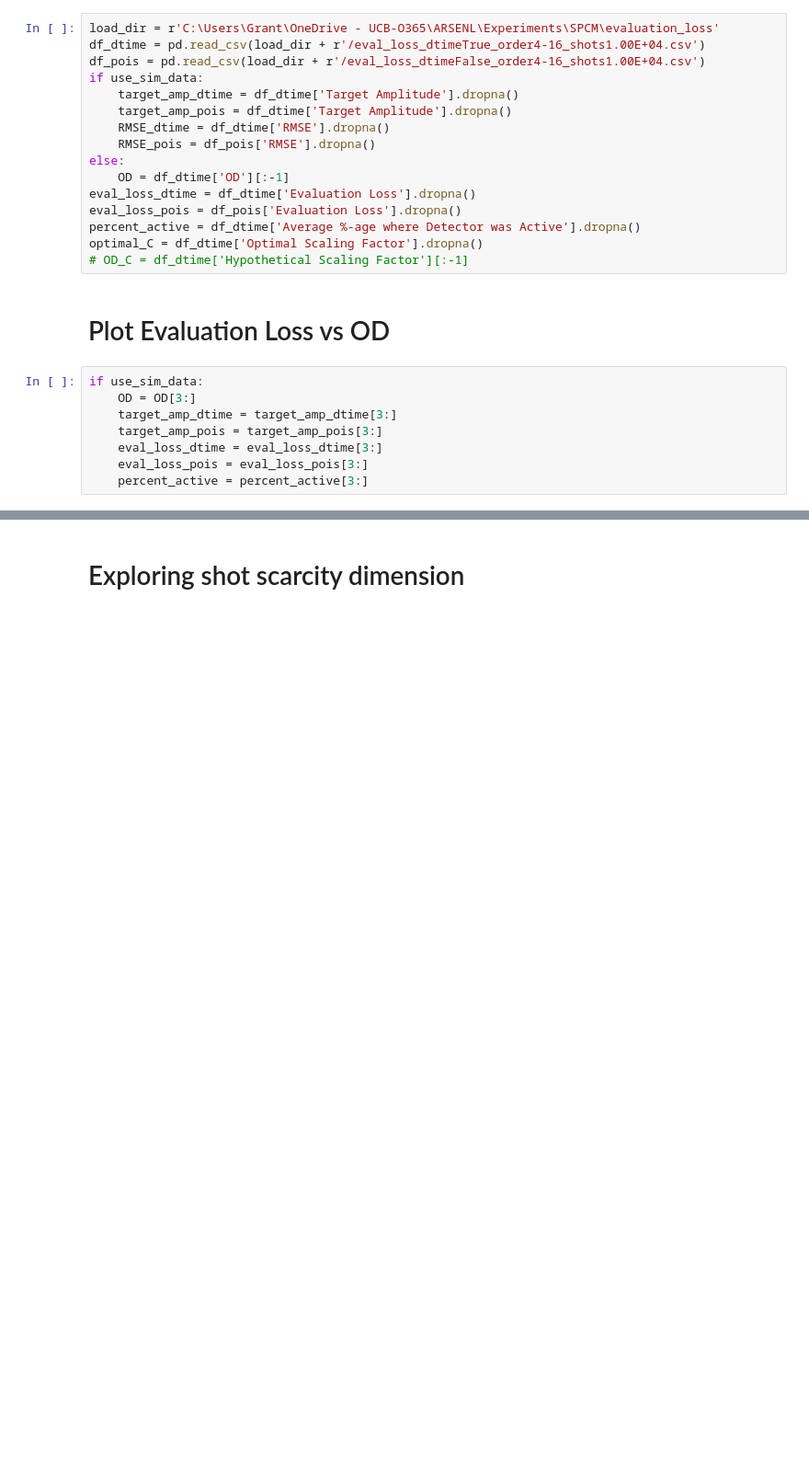
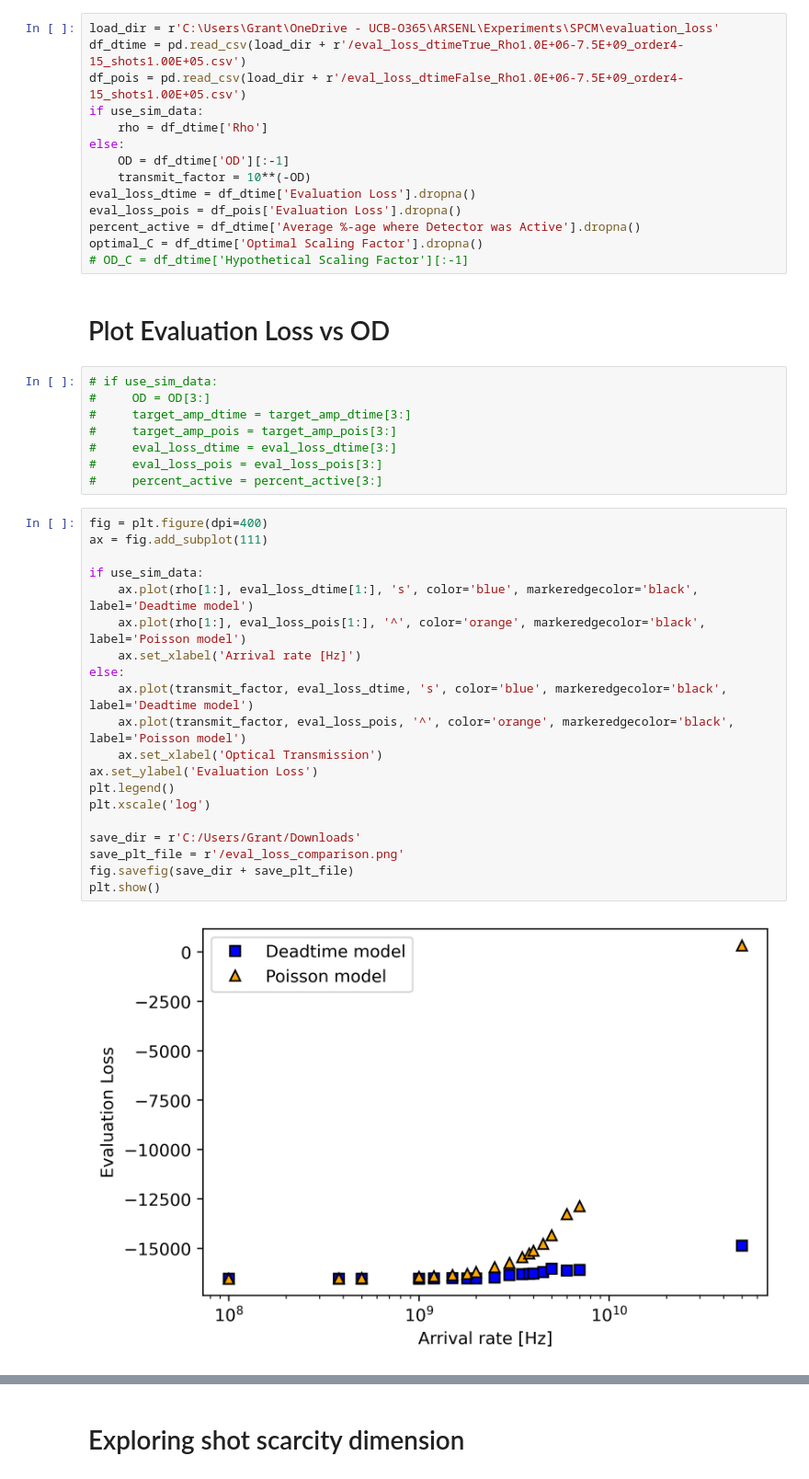
Before and after one commit to gkirchhoff32/ARSENL_backscatter_experiments, a Jupyter notebook: scripts/plot_eval_loss.ipynb, the cells around one changed output, grey strips where cells are left out. Shown at 92% size. Saved outputs shown, nothing was run; the diff lists cells and outputs as text; blank space fills up the shorter version.

```diff
--- a/scripts/plot_eval_loss.ipynb
+++ b/scripts/plot_eval_loss.ipynb
@@ -13,15 +13,13 @@ use_sim_data = False
 use_rmse = False
 # %%
 load_dir = r'C:\Users\Grant\OneDrive - UCB-O365\ARSENL\Experiments\SPCM\evaluation_loss'
-df_dtime = pd.read_csv(load_dir + r'/eval_loss_dtimeTrue_order4-16_shots1.00E+04.csv')
-df_pois = pd.read_csv(load_dir + r'/eval_loss_dtimeFalse_order4-16_shots1.00E+04.csv')
+df_dtime = pd.read_csv(load_dir + r'/eval_loss_dtimeTrue_Rho1.0E+06-7.5E+09_order4-15_shots1.00E+05.csv')
+df_pois = pd.read_csv(load_dir + r'/eval_loss_dtimeFalse_Rho1.0E+06-7.5E+09_order4-15_shots1.00E+05.csv')
 if use_sim_data:
-    target_amp_dtime = df_dtime['Target Amplitude'].dropna()
-    target_amp_pois = df_dtime['Target Amplitude'].dropna()
-    RMSE_dtime = df_dtime['RMSE'].dropna()
-    RMSE_pois = df_pois['RMSE'].dropna()
+    rho = df_dtime['Rho']
 else:
     OD = df_dtime['OD'][:-1]
+    transmit_factor = 10**(-OD)
 eval_loss_dtime = df_dtime['Evaluation Loss'].dropna()
 eval_loss_pois = df_pois['Evaluation Loss'].dropna()
 percent_active = df_dtime['Average %-age where Detector was Active'].dropna()
@@ -30,11 +28,33 @@ optimal_C = df_dtime['Optimal Scaling Factor'].dropna()
 # %% [markdown]
 # Plot Evaluation Loss vs OD
 # %%
-if use_sim_data:
-    OD = OD[3:]
-    target_amp_dtime = target_amp_dtime[3:]
-    target_amp_pois = target_amp_pois[3:]
-    eval_loss_dtime = eval_loss_dtime[3:]
-    eval_loss_pois = eval_loss_pois[3:]
-    percent_active = percent_active[3:]
+# if use_sim_data:
+#     OD = OD[3:]
+#     target_amp_dtime = target_amp_dtime[3:]
+#     target_amp_pois = target_amp_pois[3:]
+#     eval_loss_dtime = eval_loss_dtime[3:]
+#     eval_loss_pois = eval_loss_pois[3:]
+#     percent_active = percent_active[3:]
+# %%
+fig = plt.figure(dpi=400)
+ax = fig.add_subplot(111)
+
+if use_sim_data:
+    ax.plot(rho[1:], eval_loss_dtime[1:], 's', color='blue', markeredgecolor='black', label='Deadtime model')
+    ax.plot(rho[1:], eval_loss_pois[1:], '^', color='orange', markeredgecolor='black', label='Poisson model')
+    ax.set_xlabel('Arrival rate [Hz]')
+else:
+    ax.plot(transmit_factor, eval_loss_dtime, 's', color='blue', markeredgecolor='black', label='Deadtime model')
+    ax.plot(transmit_factor, eval_loss_pois, '^', color='orange', markeredgecolor='black', label='Poisson model')
+    ax.set_xlabel('Optical Transmission')
+ax.set_ylabel('Evaluation Loss')
+plt.legend()
+plt.xscale('log')
+
+save_dir = r'C:/Users/Grant/Downloads'
+save_plt_file = r'/eval_loss_comparison.png'
+fig.savefig(save_dir + save_plt_file)
+plt.show()
+# %% [output]
+[figure, added]
 # %%
```
Also changed, not shown: parts of 3 cells of this notebook, 7 other files.
